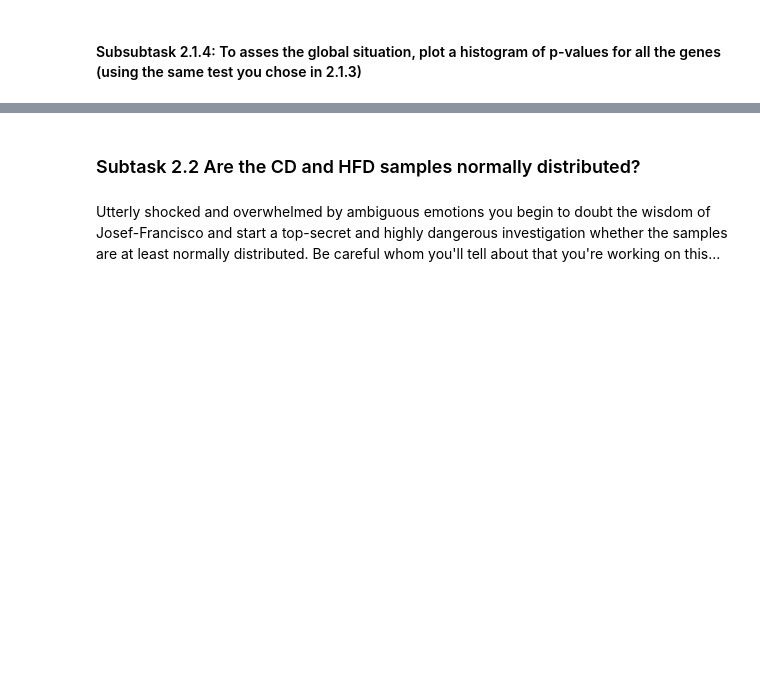
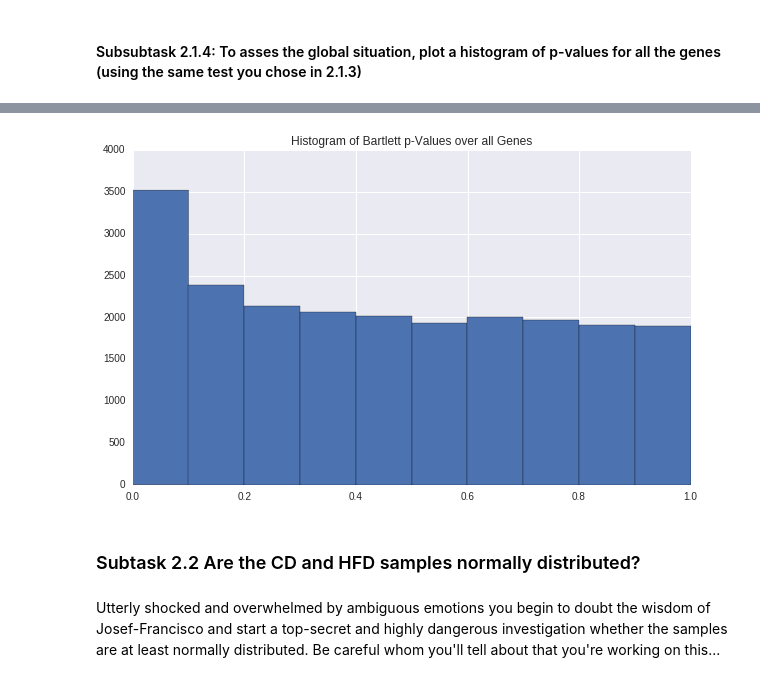
Before and after one commit to MeeNot/Integrated_Bioinformatics, a Jupyter notebook: notebooks/DayX_DE_Analysis.ipynb, the cells around one changed output, grey strips where cells are left out. Saved outputs shown, nothing was run; the diff lists cells and outputs as text; code cells hidden in the pictures; blank space fills up the shorter version.

```diff
--- a/notebooks/DayX_DE_Analysis.ipynb
+++ b/notebooks/DayX_DE_Analysis.ipynb
@@ -164,2 +224,14 @@ Josef-Francisco Del-Marre-Doyle, famous and visionary president of the Internati
 # %% [markdown]
 #### Subsubtask 2.1.4: To asses the global situation, plot a histogram of p-values for all the genes (using the same test you chose in 2.1.3)
+# %%
+d1 = pd.DataFrame([gene_average[col] for col in gene_average.columns if str(col).endswith("_CD")]).T
+d2 = pd.DataFrame([gene_average[col] for col in gene_average.columns if str(col).endswith("_HFD")]).T
+d1.drop("BXD92_Liver_CD", 1, inplace=True)
+
+liss = []
+for row in d1.index:
+    tmp_t, tmp_p = bartlett(d1.loc[row], d2.loc[row])
+    liss.append([row, tmp_p])
+
+df_1 = pd.DataFrame(liss, columns=["Gene", "Bartlett_P_values"])
+df_1.set_index("Gene", inplace=True)
@@ -166,3 +248,11 @@ Josef-Francisco Del-Marre-Doyle, famous and visionary president of the Internati
+# %%
+plt.figure(figsize=(10,6), dpi=80)
+plt.hist(df_1["Bartlett_P_values"])
+plt.title("Histogram of Bartlett p-Values over all Genes")
+
+plt.show()
+# %% [output]
+[figure, added]
 # %% [markdown]
 ### Subtask 2.2 Are the CD and HFD samples normally distributed?
 # %% [markdown]
```
Also changed, not shown: parts of 39 cells of this notebook.
